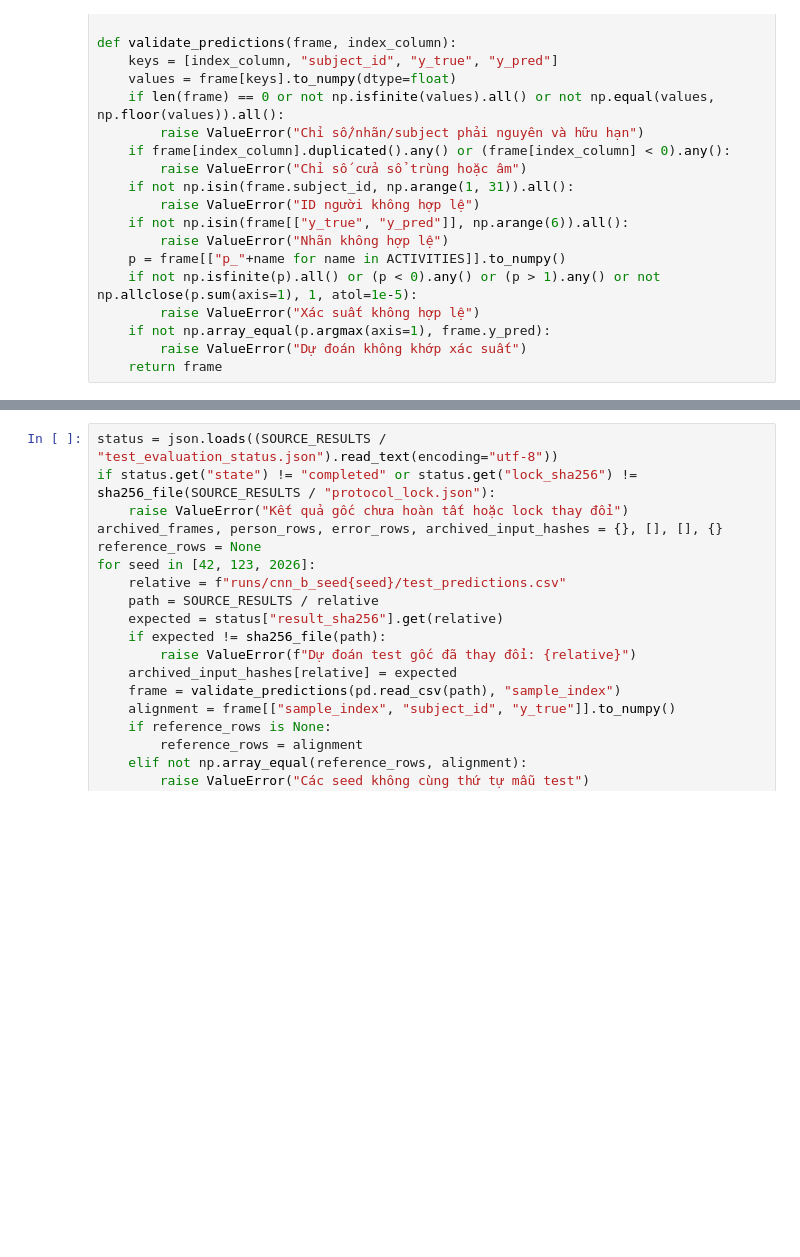
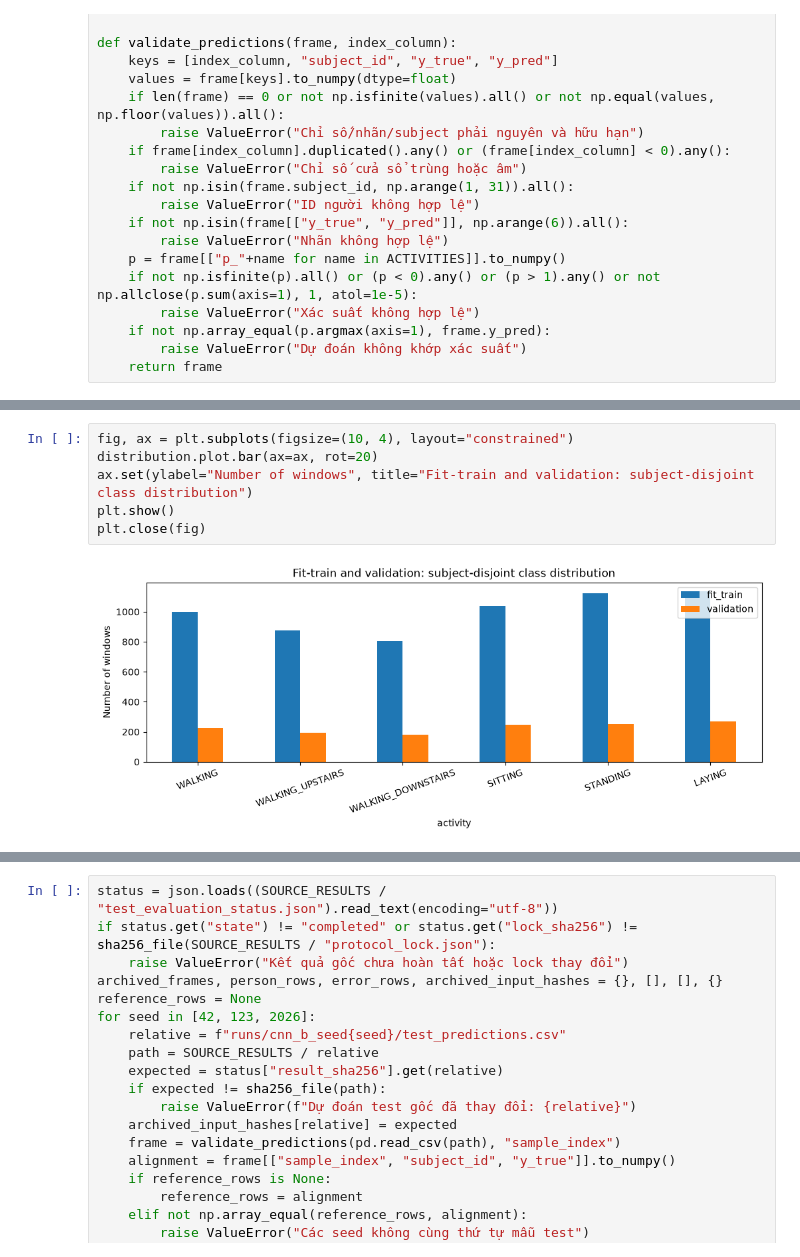
Before and after one commit to Phtzone/SGU26_PPNCKH_Group, a Jupyter notebook: notebooks/HAR_Research.ipynb, the cells around one changed output, grey strips where cells are left out. Saved outputs shown, nothing was run; the diff lists cells and outputs as text; blank space fills up the shorter version.

```diff
--- a/notebooks/03_practical_questions.ipynb
+++ b/notebooks/HAR_Research.ipynb
@@ -170,0 +332,8 @@ if RUN_MODE == "inspect":
+# %%
+fig, ax = plt.subplots(figsize=(10, 4), layout="constrained")
+distribution.plot.bar(ax=ax, rot=20)
+ax.set(ylabel="Number of windows", title="Fit-train and validation: subject-disjoint class distribution")
+plt.show()
+plt.close(fig)
+# %% [output]
+[figure, added]
```
Also changed, not shown: parts of 48 cells of this notebook, 9 other files.
